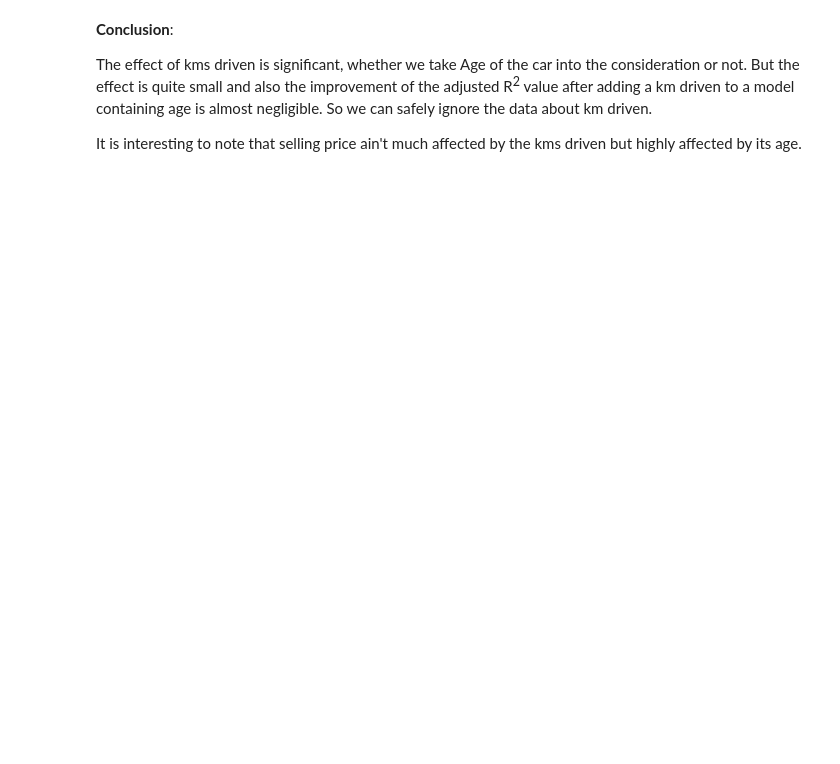
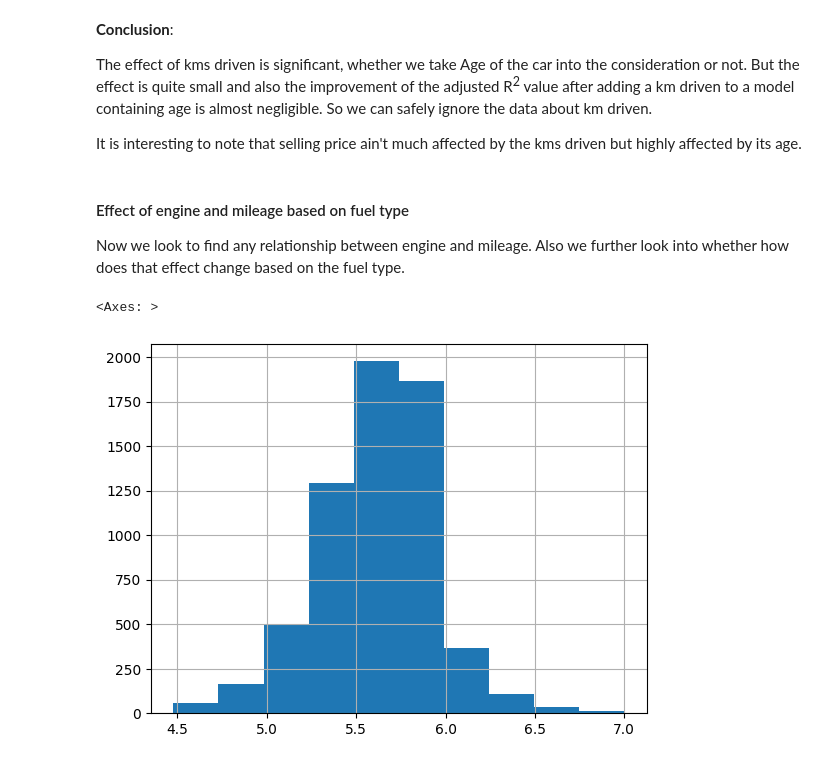
Before and after one commit to haverstein/CarDekho-Analysis, a Jupyter notebook: Copy_of_CarDekho_Analysis.ipynb, the cells around one changed output. Drawn from its saved outputs; the diff is of its cells as text; code cells hidden in the pictures; blank space fills up the shorter version.

```diff
--- a/Copy_of_CarDekho_Analysis.ipynb
+++ b/Copy_of_CarDekho_Analysis.ipynb
@@ -809,3 +809,13 @@ strong multicollinearity or other numerical problems.
 The effect of kms driven is significant, whether we take Age of the car into the consideration or not. But the effect is quite small and also the improvement of the adjusted R<sup>2</sup> value after adding a km driven to a model containing age is almost negligible. So we can safely ignore the data about km driven.
 
 It is interesting to note that selling price ain't much affected by the kms driven but highly affected by its age.
+# %% [markdown]
+#### Effect of engine and mileage based on fuel type
+
+Now we look to find any relationship between engine and mileage. Also we further look into whether how does that effect change based on the fuel type.
+# %%
+# Normally distributed
+df.log_sell.hist()
+# %% [output]
+<Axes: >
+[figure, added]
```
Also changed, not shown: parts of 14 cells of this notebook.
